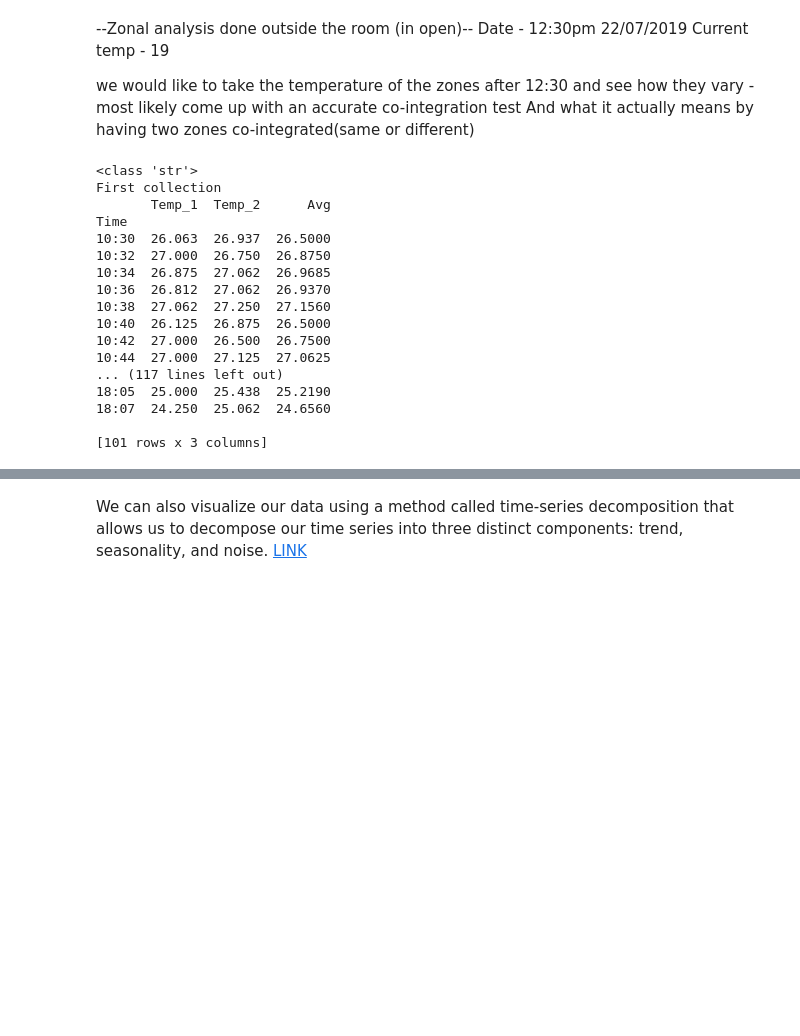
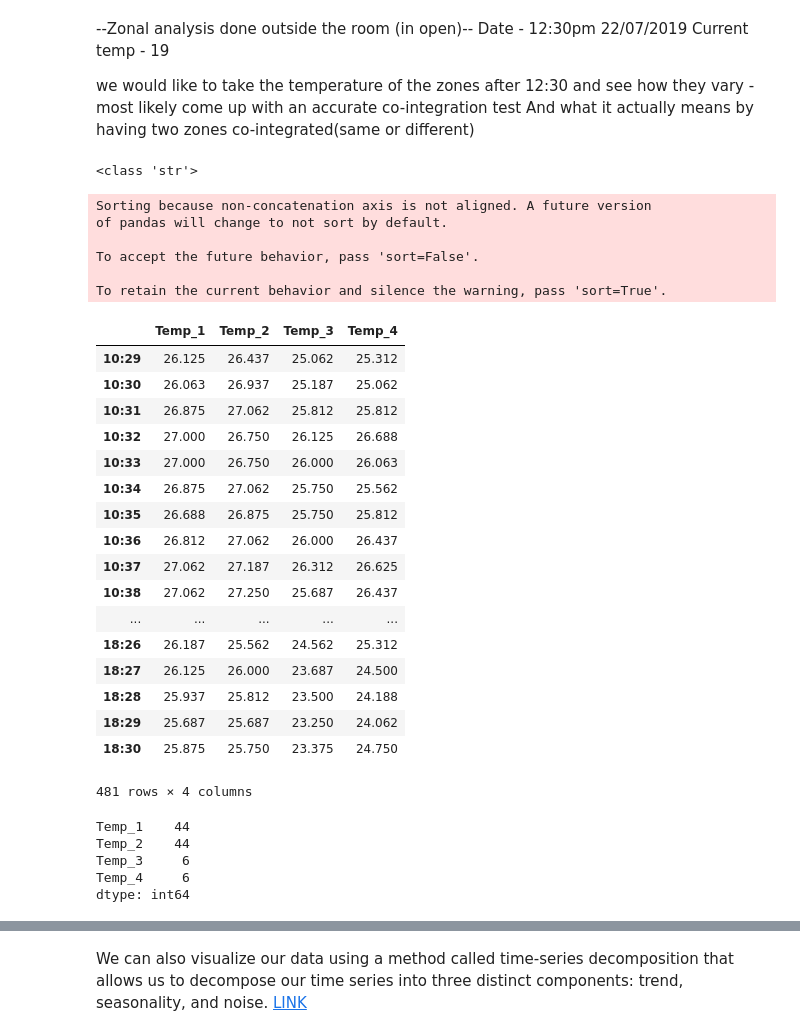
Before and after one commit to shreshthasarkar/Room_Temp, a Jupyter notebook: Zone_Analysis_V1-BP.ipynb, the cells around one changed output, grey strips where cells are left out. Saved outputs shown, nothing was run; the diff lists cells and outputs as text; code cells hidden in the pictures; blank space fills up the shorter version.

Commit message:
Updating and refining clustering and dataframe code

```diff
--- a/Zone_Analysis_V1-BP.ipynb
+++ b/Zone_Analysis_V1-BP.ipynb
@@ -109,22 +108,41 @@ def create_df(date_req, start_time, end_time, data_1, data_2):
 # %%
 date = "07/23/2019"
 print(type(date))
-create_df("07/23/2019", "10:30", "18:30", data_1, data_2)
+df = create_df("07/23/2019", "10:29", "18:30", data_1, data_2, 1)
 # %% [output]
 <class 'str'>
-First collection
-       Temp_1  Temp_2      Avg
-Time
-10:30  26.063  26.937  26.5000
-10:32  27.000  26.750  26.8750
-10:34  26.875  27.062  26.9685
-10:36  26.812  27.062  26.9370
-10:38  27.062  27.250  27.1560
-10:40  26.125  26.875  26.5000
-10:42  27.000  26.500  26.7500
-10:44  27.000  27.125  27.0625
-... (117 lines left out)
-18:05  25.000  25.438  25.2190
-18:07  24.250  25.062  24.6560
-
-[101 rows x 3 columns]
+Sorting because non-concatenation axis is not aligned. A future version
+of pandas will change to not sort by default.
+
+To accept the future behavior, pass 'sort=False'.
+
+To retain the current behavior and silence the warning, pass 'sort=True'.
+# %%
+df
+# %% [output]
+|  | Temp_1 | Temp_2 | Temp_3 | Temp_4 |
+| 10:29 | 26.125 | 26.437 | 25.062 | 25.312 |
+| 10:30 | 26.063 | 26.937 | 25.187 | 25.062 |
+| 10:31 | 26.875 | 27.062 | 25.812 | 25.812 |
+| 10:32 | 27.000 | 26.750 | 26.125 | 26.688 |
+| 10:33 | 27.000 | 26.750 | 26.000 | 26.063 |
+| 10:34 | 26.875 | 27.062 | 25.750 | 25.562 |
+| 10:35 | 26.688 | 26.875 | 25.750 | 25.812 |
+| 10:36 | 26.812 | 27.062 | 26.000 | 26.437 |
+| 10:37 | 27.062 | 27.187 | 26.312 | 26.625 |
+| 10:38 | 27.062 | 27.250 | 25.687 | 26.437 |
+| ... | ... | ... | ... | ... |
+| 18:26 | 26.187 | 25.562 | 24.562 | 25.312 |
+| 18:27 | 26.125 | 26.000 | 23.687 | 24.500 |
+| 18:28 | 25.937 | 25.812 | 23.500 | 24.188 |
+| 18:29 | 25.687 | 25.687 | 23.250 | 24.062 |
+| 18:30 | 25.875 | 25.750 | 23.375 | 24.750 |
+481 rows × 4 columns
+# %%
+print(df.isnull().sum())
+# %% [output]
+Temp_1    44
+Temp_2    44
+Temp_3     6
+Temp_4     6
+dtype: int64
```
Also changed, not shown: parts of 4 cells of this notebook.
